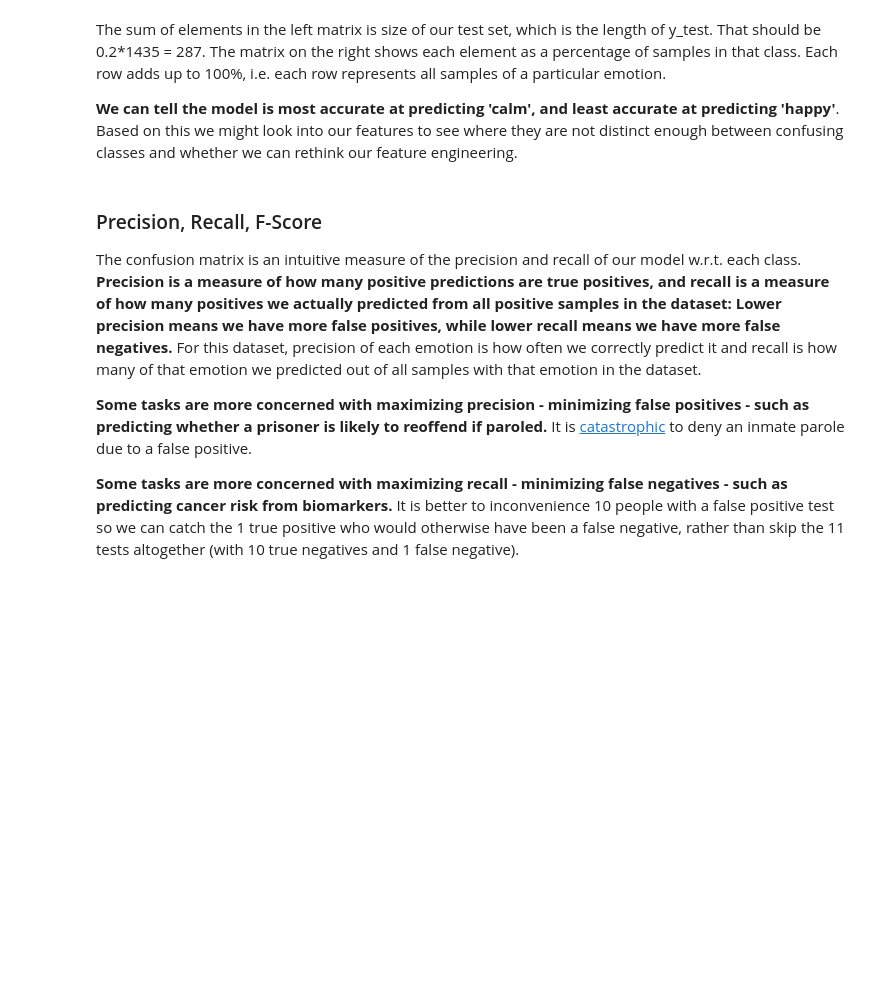
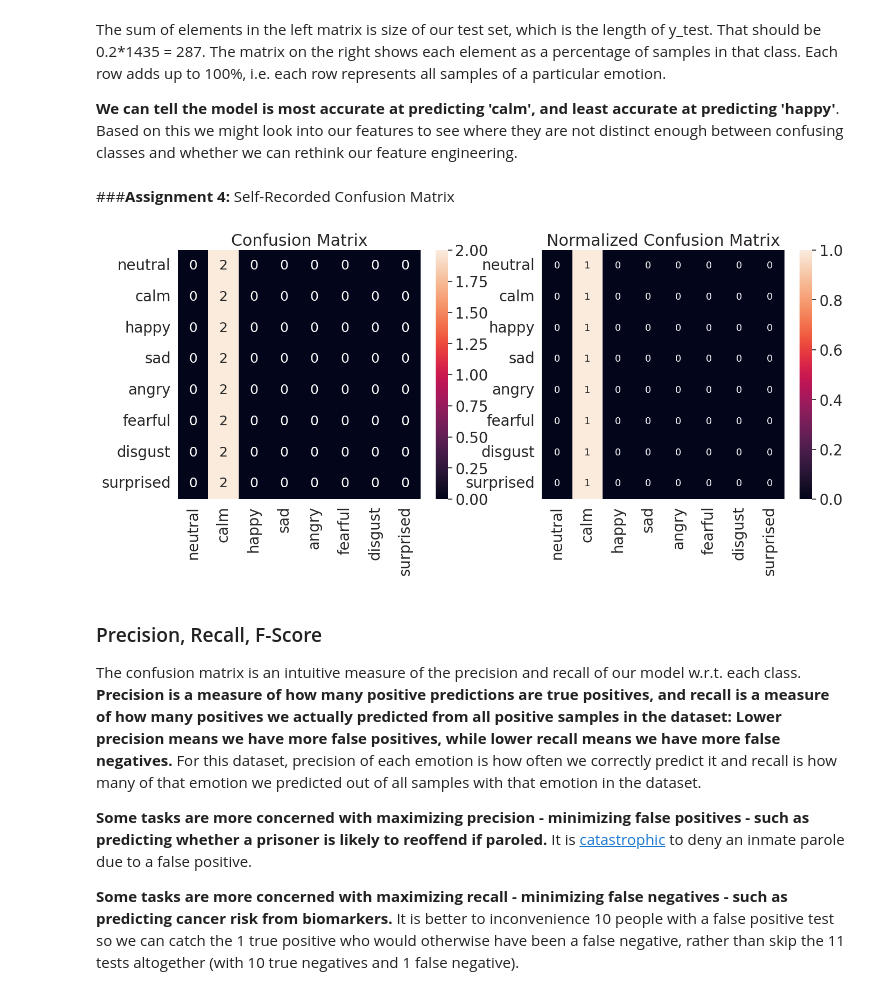
Before and after one commit to 4cekay/Week4-NeuralNetworks, a Jupyter notebook: Week4__Neural_Networks.ipynb, the cells around one changed output. Drawn from its saved outputs; the diff is of its cells as text; code cells hidden in the pictures; blank space fills up the shorter version.

Commit message:
assignment 4 work, start

```diff
--- a/Week4__Neural_Networks.ipynb
+++ b/Week4__Neural_Networks.ipynb
@@ -202,3 +202,6 @@ emotions=pd.read_csv('emotionsRavdess.csv',index_col=0)
+# %%
+self_features = pd.read_csv('featuresSelf.csv',index_col=0)
+self_emotions = pd.read_csv('emotionsSelf.csv',index_col=0)
 # %% [markdown]
 Let's see what the features we extracted look like:
 # %%
@@ -639,6 +652,34 @@ plt.show()
 The sum of elements in the left matrix is size of our test set, which is the length of y_test. That should be 0.2*1435 = 287. The matrix on the right shows each element as a percentage of samples in that class. Each row adds up to 100%, i.e. each row represents all samples of a particular emotion.
 
 **We can tell the model is most accurate at predicting 'calm', and least accurate at predicting 'happy'**. Based on this we might look into our features to see where they are not distinct enough between confusing classes and whether we can rethink our feature engineering.
+# %% [markdown]
+###**Assignment 4:** Self-Recorded Confusion Matrix
+# %%
+# get predictions on self-recorded set
+self_emotion_predictions = model.predict(self_features)
+self_emotion_groundtruth = self_emotions
+
+# build confusion matrix and normalized confusion matrix
+self_conf_matrix = confusion_matrix(self_emotion_groundtruth, self_emotion_predictions, labels=emotion_list)
+self_conf_matrix_norm = confusion_matrix(self_emotion_groundtruth, self_emotion_predictions,normalize='true', labels=emotion_list)
+
+# make a confusion matrix with labels using a DataFrame
+self_confmatrix_df = pd.DataFrame(self_conf_matrix, index=emotion_name, columns=emotion_name)
+self_confmatrix_df_norm = pd.DataFrame(self_conf_matrix_norm, index=emotion_name, columns=emotion_name)
+
+# plot confusion matrices
+plt.figure(figsize=(16,6))
+sn.set(font_scale=1.8) # emotion label and title size
+plt.subplot(1,2,1)
+plt.title('Confusion Matrix')
+sn.heatmap(self_confmatrix_df, annot=True, annot_kws={"size": 18}) #annot_kws is value font
+plt.subplot(1,2,2)
+plt.title('Normalized Confusion Matrix')
+sn.heatmap(self_confmatrix_df_norm, annot=True, annot_kws={"size": 13}) #annot_kws is value font
+
+plt.show()
+# %% [output]
+[figure, added]
 # %% [markdown]
 ### Precision, Recall, F-Score
 The confusion matrix is an intuitive measure of the precision and recall of our model w.r.t. each class. **Precision is a measure of how many positive predictions are true positives, and recall is a measure of how many positives we actually predicted from all positive samples in the dataset: Lower precision means we have more false positives, while lower recall means we have more false negatives.** For this dataset, precision of each emotion is how often we correctly predict it  and recall is how many of that emotion we predicted out of all samples with that emotion in the dataset.
```
Also changed, not shown: parts of 7 cells of this notebook.
